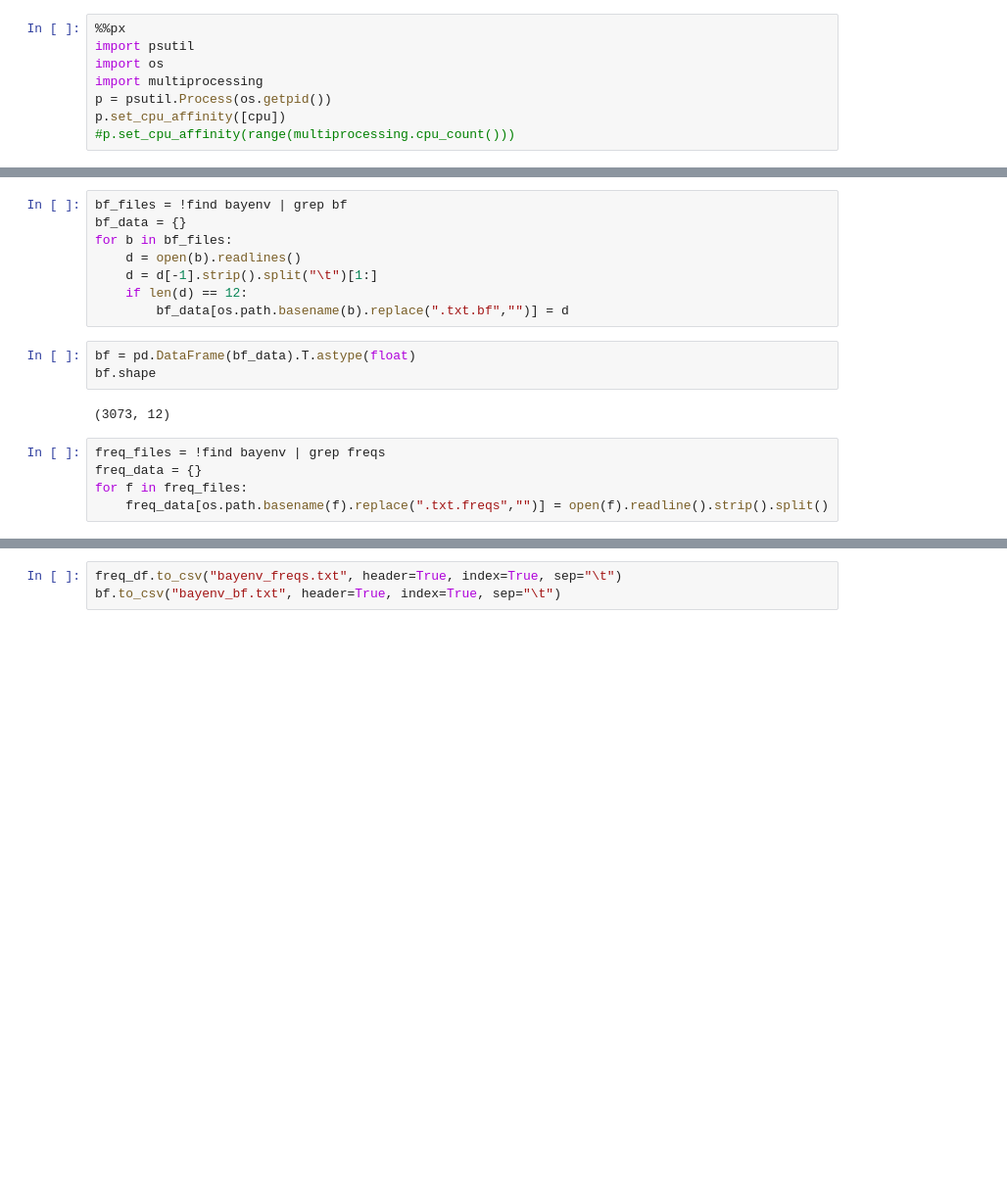
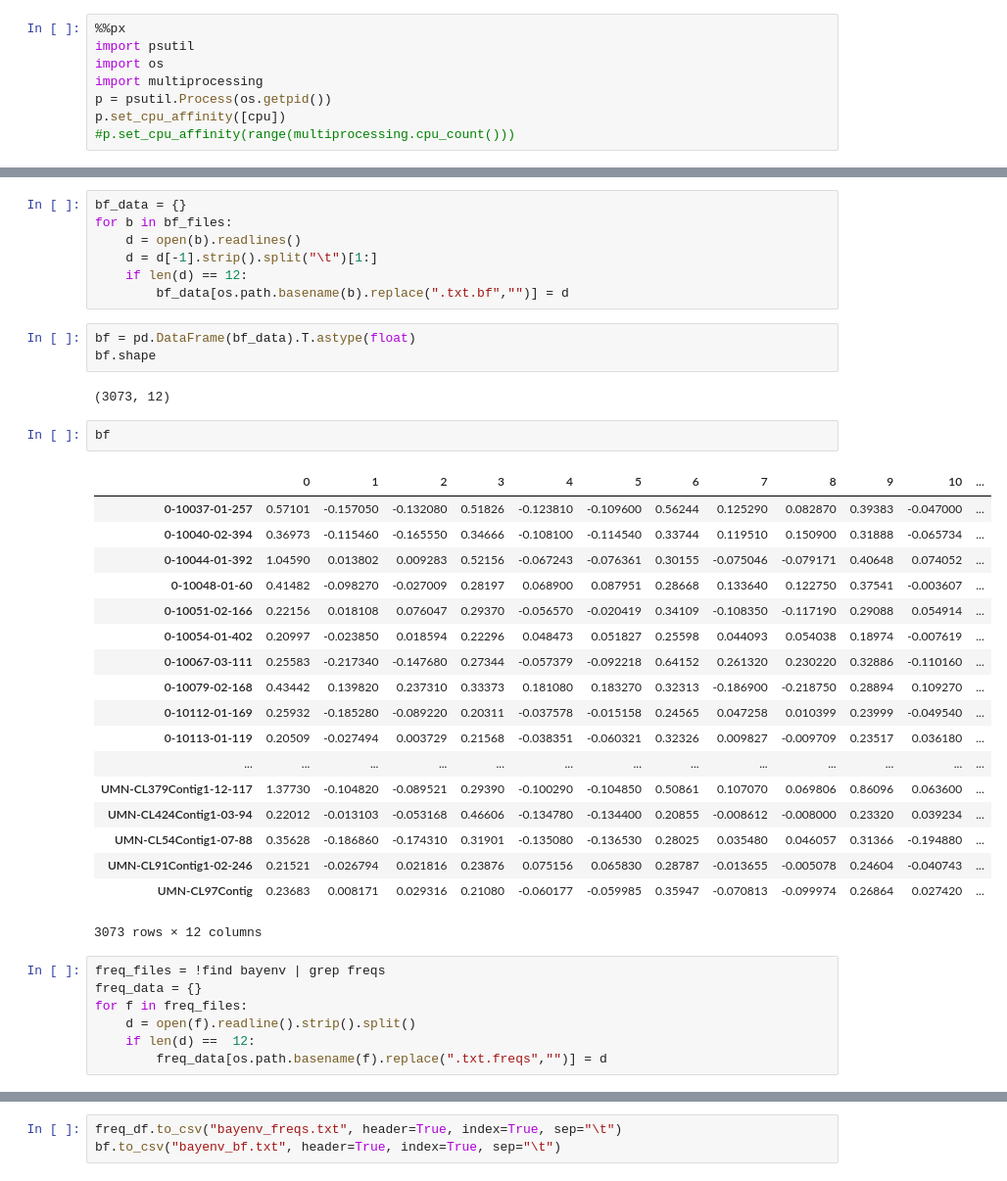
Before and after one commit to cfriedline/congen2015, a Jupyter notebook: slides/eckert_2010.ipynb, the cells around one changed output, grey strips where cells are left out. Shown at 98% size. Drawn from its saved outputs; the diff is of its cells as text; blank space fills up the shorter version.

```diff
--- a/slides/eckert_2010.ipynb
+++ b/slides/eckert_2010.ipynb
@@ -1528,5 +1563,4 @@ bayenv_jobs.progress
 # %%
-bf_files = !find bayenv | grep bf
 bf_data = {}
 for b in bf_files:
     d = open(b).readlines()
@@ -1538,11 +1572,34 @@ bf = pd.DataFrame(bf_data).T.astype(float)
 bf.shape
 # %% [output]
 (3073, 12)
+# %%
+bf
+# %% [output]
+|  | 0 | 1 | 2 | 3 | 4 | 5 | 6 | 7 | 8 | 9 | 10 | ... |
+| 0-10037-01-257 | 0.57101 | -0.157050 | -0.132080 | 0.51826 | -0.123810 | -0.109600 | 0.56244 | 0.125290 | 0.082870 | 0.39383 | -0.047000 | ... |
+| 0-10040-02-394 | 0.36973 | -0.115460 | -0.165550 | 0.34666 | -0.108100 | -0.114540 | 0.33744 | 0.119510 | 0.150900 | 0.31888 | -0.065734 | ... |
+| 0-10044-01-392 | 1.04590 | 0.013802 | 0.009283 | 0.52156 | -0.067243 | -0.076361 | 0.30155 | -0.075046 | -0.079171 | 0.40648 | 0.074052 | ... |
+| 0-10048-01-60 | 0.41482 | -0.098270 | -0.027009 | 0.28197 | 0.068900 | 0.087951 | 0.28668 | 0.133640 | 0.122750 | 0.37541 | -0.003607 | ... |
+| 0-10051-02-166 | 0.22156 | 0.018108 | 0.076047 | 0.29370 | -0.056570 | -0.020419 | 0.34109 | -0.108350 | -0.117190 | 0.29088 | 0.054914 | ... |
+| 0-10054-01-402 | 0.20997 | -0.023850 | 0.018594 | 0.22296 | 0.048473 | 0.051827 | 0.25598 | 0.044093 | 0.054038 | 0.18974 | -0.007619 | ... |
+| 0-10067-03-111 | 0.25583 | -0.217340 | -0.147680 | 0.27344 | -0.057379 | -0.092218 | 0.64152 | 0.261320 | 0.230220 | 0.32886 | -0.110160 | ... |
+| 0-10079-02-168 | 0.43442 | 0.139820 | 0.237310 | 0.33373 | 0.181080 | 0.183270 | 0.32313 | -0.186900 | -0.218750 | 0.28894 | 0.109270 | ... |
+| 0-10112-01-169 | 0.25932 | -0.185280 | -0.089220 | 0.20311 | -0.037578 | -0.015158 | 0.24565 | 0.047258 | 0.010399 | 0.23999 | -0.049540 | ... |
+| 0-10113-01-119 | 0.20509 | -0.027494 | 0.003729 | 0.21568 | -0.038351 | -0.060321 | 0.32326 | 0.009827 | -0.009709 | 0.23517 | 0.036180 | ... |
+| ... | ... | ... | ... | ... | ... | ... | ... | ... | ... | ... | ... | ... |
+| UMN-CL379Contig1-12-117 | 1.37730 | -0.104820 | -0.089521 | 0.29390 | -0.100290 | -0.104850 | 0.50861 | 0.107070 | 0.069806 | 0.86096 | 0.063600 | ... |
+| UMN-CL424Contig1-03-94 | 0.22012 | -0.013103 | -0.053168 | 0.46606 | -0.134780 | -0.134400 | 0.20855 | -0.008612 | -0.008000 | 0.23320 | 0.039234 | ... |
+| UMN-CL54Contig1-07-88 | 0.35628 | -0.186860 | -0.174310 | 0.31901 | -0.135080 | -0.136530 | 0.28025 | 0.035480 | 0.046057 | 0.31366 | -0.194880 | ... |
+| UMN-CL91Contig1-02-246 | 0.21521 | -0.026794 | 0.021816 | 0.23876 | 0.075156 | 0.065830 | 0.28787 | -0.013655 | -0.005078 | 0.24604 | -0.040743 | ... |
+| UMN-CL97Contig | 0.23683 | 0.008171 | 0.029316 | 0.21080 | -0.060177 | -0.059985 | 0.35947 | -0.070813 | -0.099974 | 0.26864 | 0.027420 | ... |
+3073 rows × 12 columns
 # %%
 freq_files = !find bayenv | grep freqs
 freq_data = {}
 for f in freq_files:
-    freq_data[os.path.basename(f).replace(".txt.freqs","")] = open(f).readline().strip().split()
+    d = open(f).readline().strip().split()
+    if len(d) ==  12:
+        freq_data[os.path.basename(f).replace(".txt.freqs","")] = d
 # %%
 freq_df = pd.DataFrame(freq_data).T
 freq_df.shape
```
Also changed, not shown: parts of 15 cells of this notebook, 13 other files.
